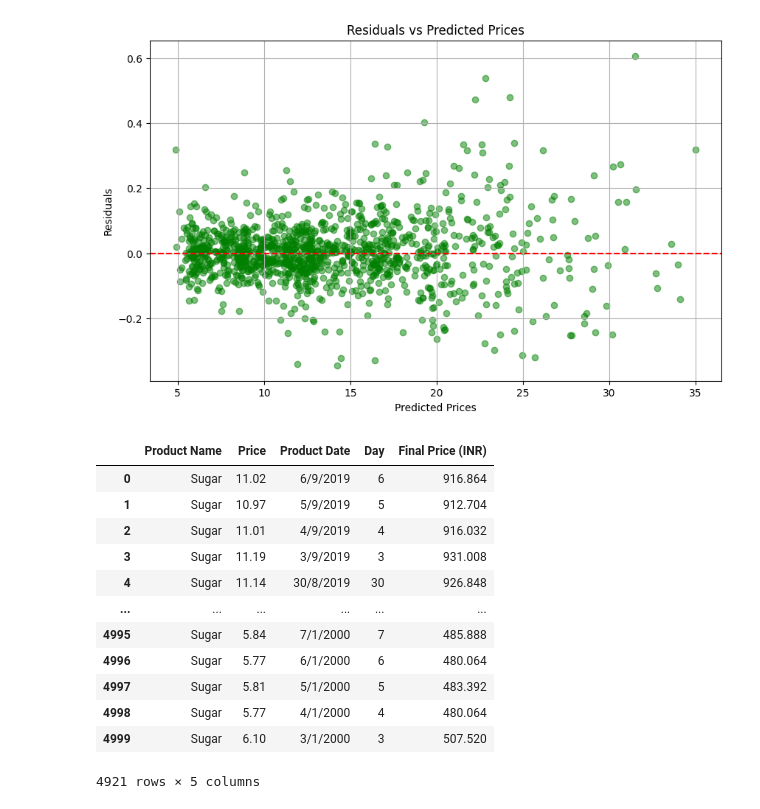
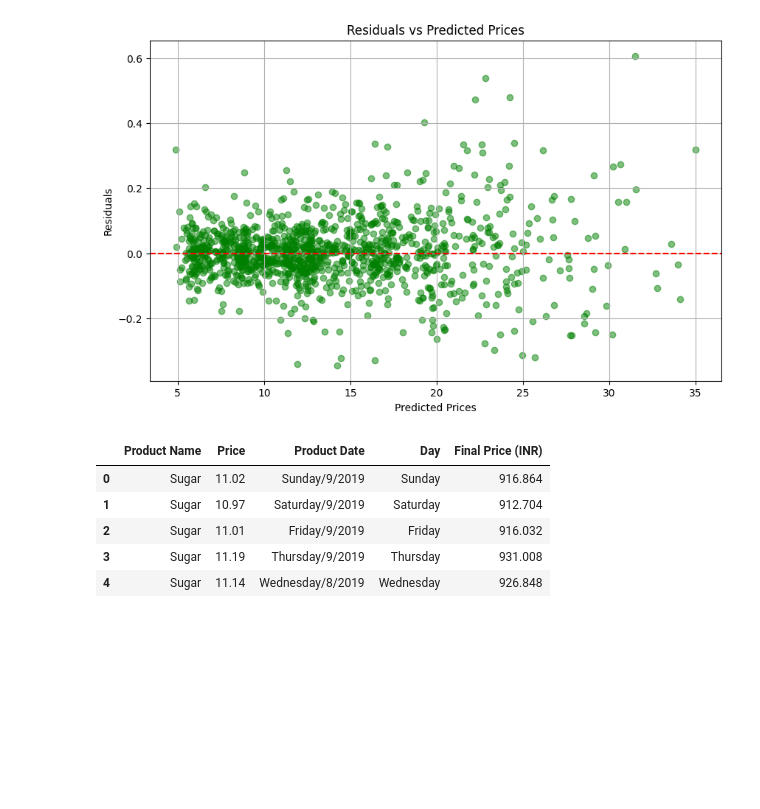
Before and after one commit to vinayiet/Data-Analysis, a Jupyter notebook: data_analysis.ipynb, the cells around one changed output. Cells and saved outputs as stored; diff of their text form; code cells hidden in the pictures; blank space fills up the shorter version.

Commit message:
Changes in some code for final output.xls

```diff
--- a/data_analysis.ipynb
+++ b/data_analysis.ipynb
@@ -525,11 +525,14 @@ plt.show()
 # %% [output]
 [figure]
 # %%
-
+import calendar
 
 conversion_rate_usd_to_inr = 83.20
 
-# Create the new DataFrame with the existing columns
+day_names = {i: calendar.day_name[i % 7] for i in range(7)}
+
+df['Day'] = df['Day'].apply(lambda x: day_names.get(x % 7, 'Unknown'))
+
 new_df = pd.DataFrame({
     'Product Name': 'Sugar',
     'Price': df['Price'],
@@ -538,21 +541,13 @@ new_df = pd.DataFrame({
     'Final Price (INR)': df['Price'] * conversion_rate_usd_to_inr
 })
 
-# Save the new DataFrame to an Excel file named 'Output.xlsx'
 new_df.to_excel('Output.xlsx', index=False, engine='openpyxl')
 # %%
-new_df
+new_df.head()
 # %% [output]
 |  | Product Name | Price | Product Date | Day | Final Price (INR) |
-| 0 | Sugar | 11.02 | 6/9/2019 | 6 | 916.864 |
-| 1 | Sugar | 10.97 | 5/9/2019 | 5 | 912.704 |
-| 2 | Sugar | 11.01 | 4/9/2019 | 4 | 916.032 |
-| 3 | Sugar | 11.19 | 3/9/2019 | 3 | 931.008 |
-| 4 | Sugar | 11.14 | 30/8/2019 | 30 | 926.848 |
-| ... | ... | ... | ... | ... | ... |
-| 4995 | Sugar | 5.84 | 7/1/2000 | 7 | 485.888 |
-| 4996 | Sugar | 5.77 | 6/1/2000 | 6 | 480.064 |
-| 4997 | Sugar | 5.81 | 5/1/2000 | 5 | 483.392 |
-| 4998 | Sugar | 5.77 | 4/1/2000 | 4 | 480.064 |
-| 4999 | Sugar | 6.10 | 3/1/2000 | 3 | 507.520 |
+| 0 | Sugar | 11.02 | Sunday/9/2019 | Sunday | 916.864 |
+| 1 | Sugar | 10.97 | Saturday/9/2019 | Saturday | 912.704 |
+| 2 | Sugar | 11.01 | Friday/9/2019 | Friday | 916.032 |
+| 3 | Sugar | 11.19 | Thursday/9/2019 | Thursday | 931.008 |
+| 4 | Sugar | 11.14 | Wednesday/8/2019 | Wednesday | 926.848 |
-4921 rows × 5 columns
```
Also changed, not shown: 1 other file.
